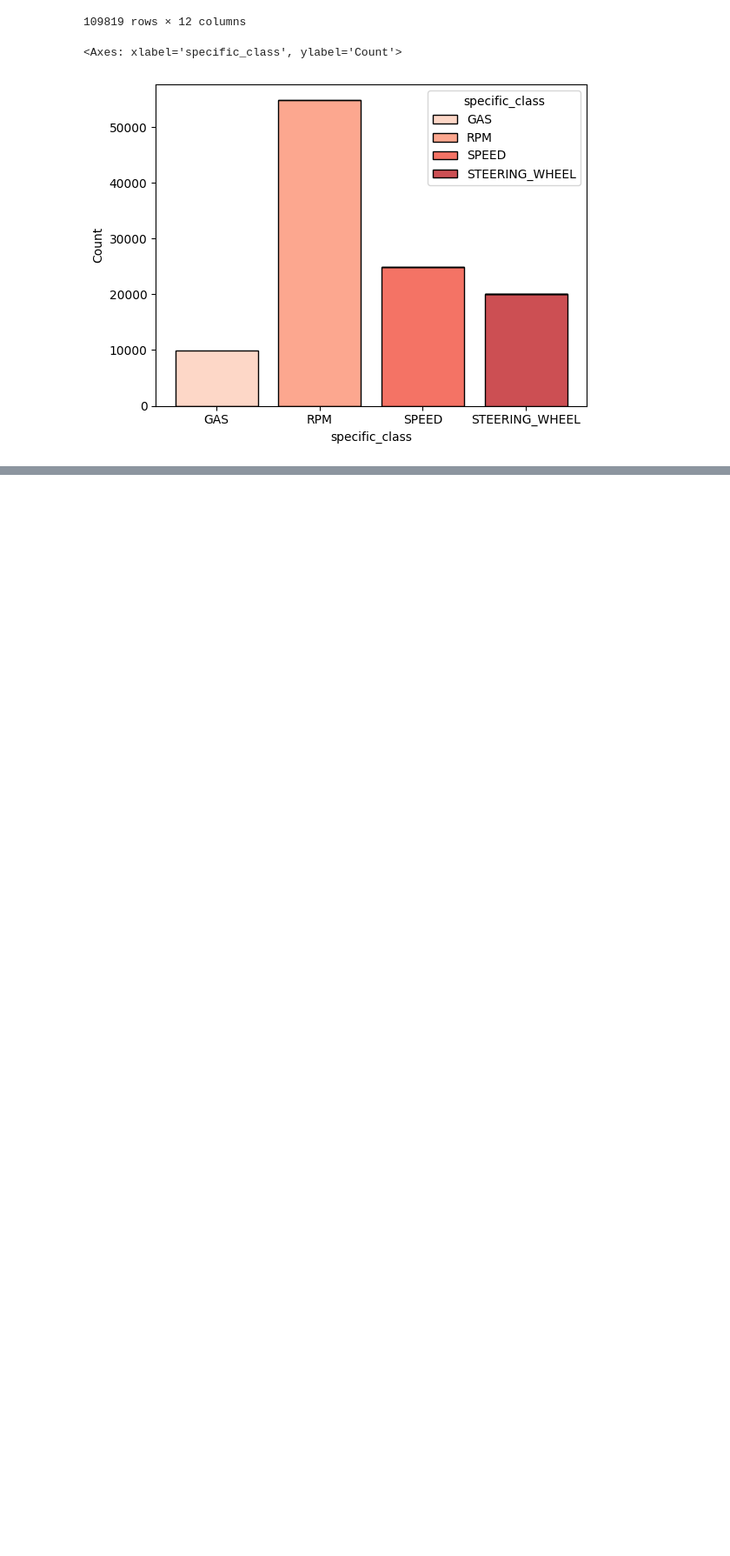
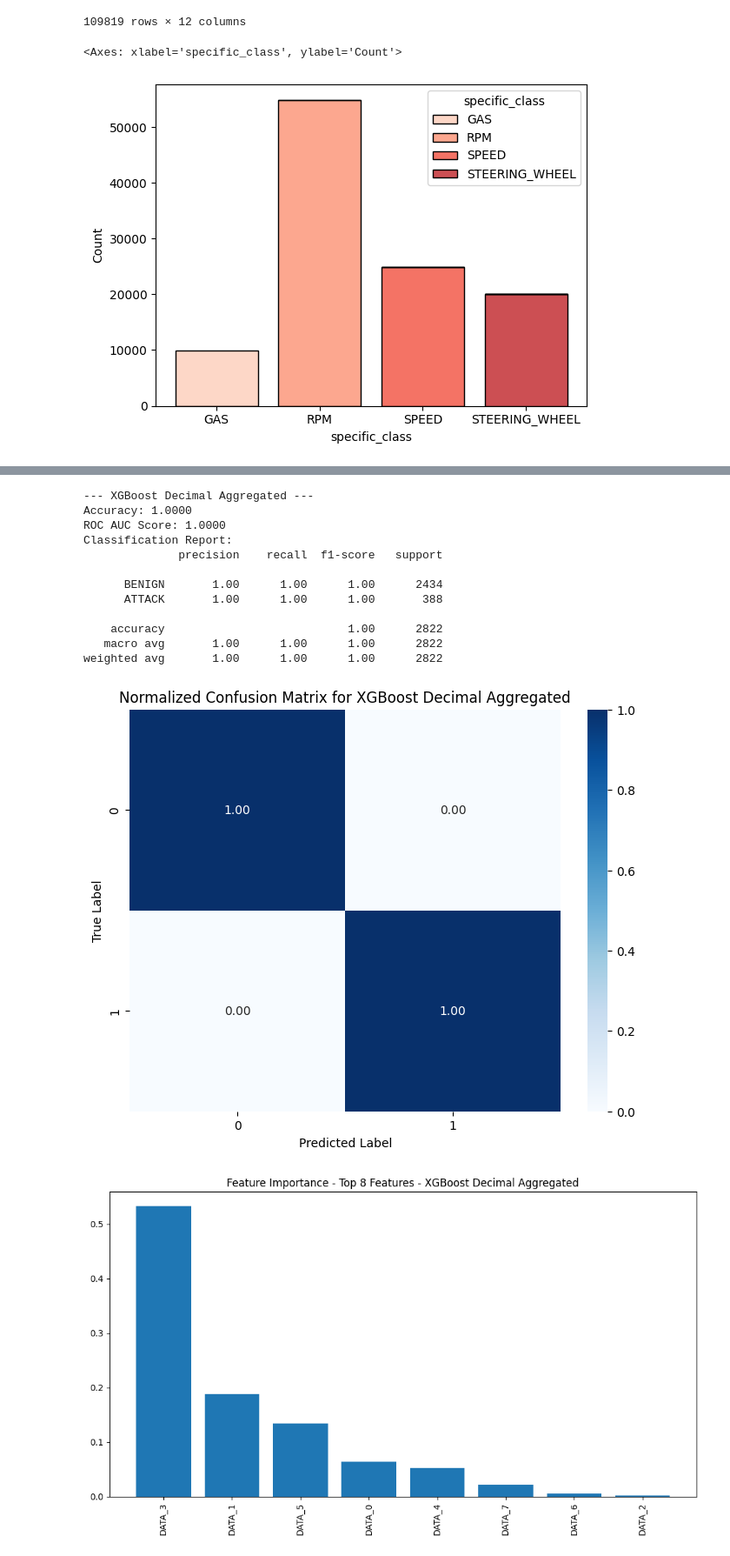
Before and after one commit to sirthirrygolooo/CICIoV2024-Dataset-Analysis-Project, a Jupyter notebook: ProjetIDS.ipynb, the cells around one changed output, grey strips where cells are left out. Shown at 87% size. Drawn from its saved outputs; the diff is of its cells as text; code cells hidden in the pictures; blank space fills up the shorter version.

```diff
--- a/ProjetIDS.ipynb
+++ b/ProjetIDS.ipynb
@@ -1644,0 +931,38 @@ plot_confusion_matrix(extra_tree_model, X_test, y_test, "EtraTrees")
+# %%
+# Decimal
+df_DoS = pd.read_csv('./decimal/decimal_DoS.csv')
+df_spoofing_Gas = pd.read_csv('./decimal/decimal_spoofing-GAS.csv')
+df_spoofing_RPM = pd.read_csv('./decimal/decimal_spoofing-RPM.csv')
+df_spoofing_speed = pd.read_csv('./decimal/decimal_spoofing-SPEED.csv')
+df_spoofing_steering = pd.read_csv('./decimal/decimal_spoofing-STEERING_WHEEL.csv')
+
+df_benign = pd.read_csv('./decimal/decimal_benign.csv')
+df_atk = pd.concat([df_DoS, df_spoofing_Gas, df_spoofing_RPM, df_spoofing_speed, df_spoofing_steering], ignore_index=True)
+
+
+df_atk['isAttack'] = 1
+df_benign['isAttack'] = 0
+
+df_atk_clean = df_atk.drop(columns=['label','specific_class', 'category'])
+df_benign_clean = df_benign.drop(columns=['label','specific_class', 'category'])
+
+
+df_combined = pd.concat([df_atk, df_benign], ignore_index=True)
+df_combined = df_combined.drop(columns=['label','specific_class', 'category'])
+
+aggregated_df_atk = aggregate_columns(df_atk_clean, id_column='ID', group_size=100)
+aggregated_df_benign = aggregate_columns(df_benign_clean, id_column='ID', group_size=100)
+
+aggregated_df = pd.concat([aggregated_df_atk,aggregated_df_benign], ignore_index=True)
+
+aggregated_df = aggregated_df.drop(columns=['ID'])
+# %%
+models = {
+    "XGBoost": XGBClassifier(use_label_encoder=False, eval_metric='logloss'),
+    "LightGBM": LGBMClassifier(),
+    "ExtraTrees": ExtraTreesClassifier()
+}
+
+X_train,X_test,y_train,y_test = prepare_data(aggregated_df)
+train_and_evaluate(models, X_train, X_test, y_train, y_test, "Decimal Aggregated")
+# %% [output]
@@ -1644,0 +972,14 @@ plot_confusion_matrix(extra_tree_model, X_test, y_test, "EtraTrees")
+--- XGBoost Decimal Aggregated ---
+Accuracy: 1.0000
+ROC AUC Score: 1.0000
+Classification Report:
+              precision    recall  f1-score   support
+
+      BENIGN       1.00      1.00      1.00      2434
+      ATTACK       1.00      1.00      1.00       388
+
+    accuracy                           1.00      2822
+   macro avg       1.00      1.00      1.00      2822
+weighted avg       1.00      1.00      1.00      2822
+[figure, added]
+[figure, added]
```
Also changed, not shown: parts of 57 cells of this notebook.
